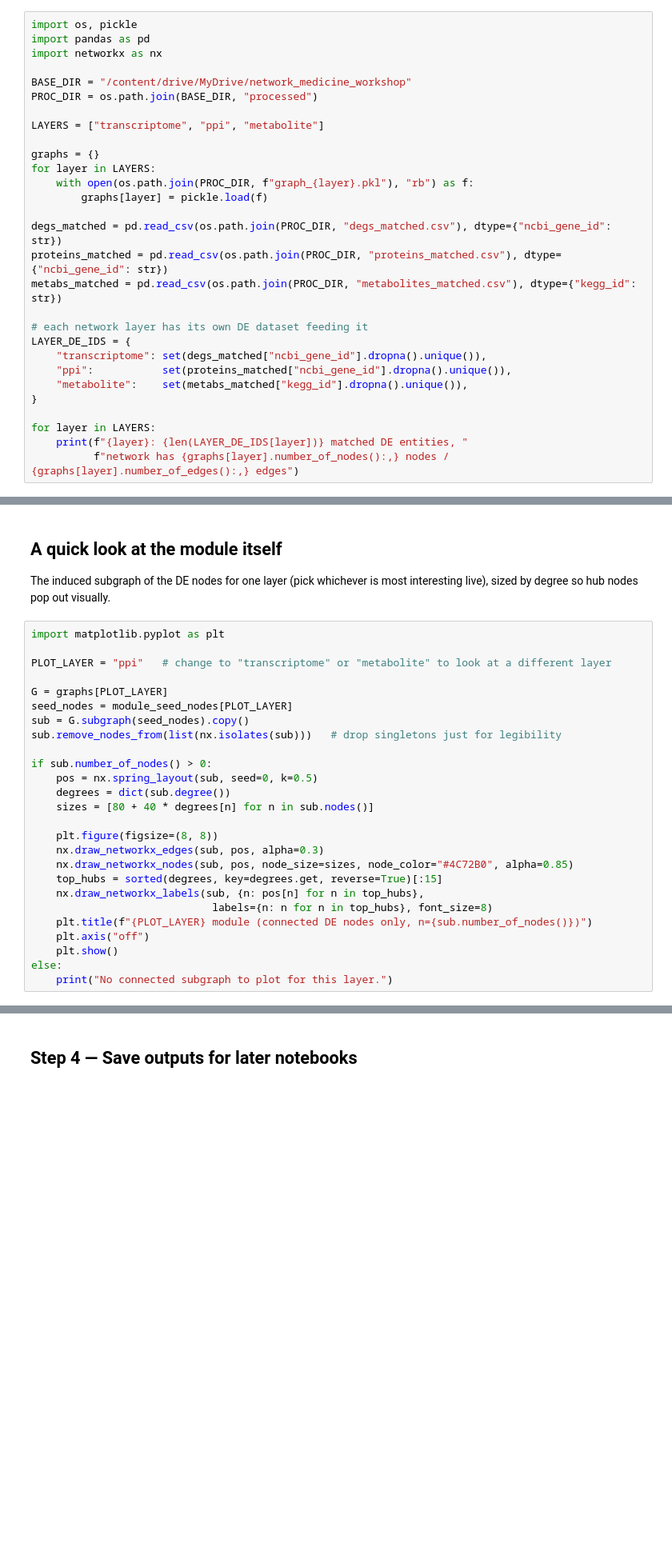
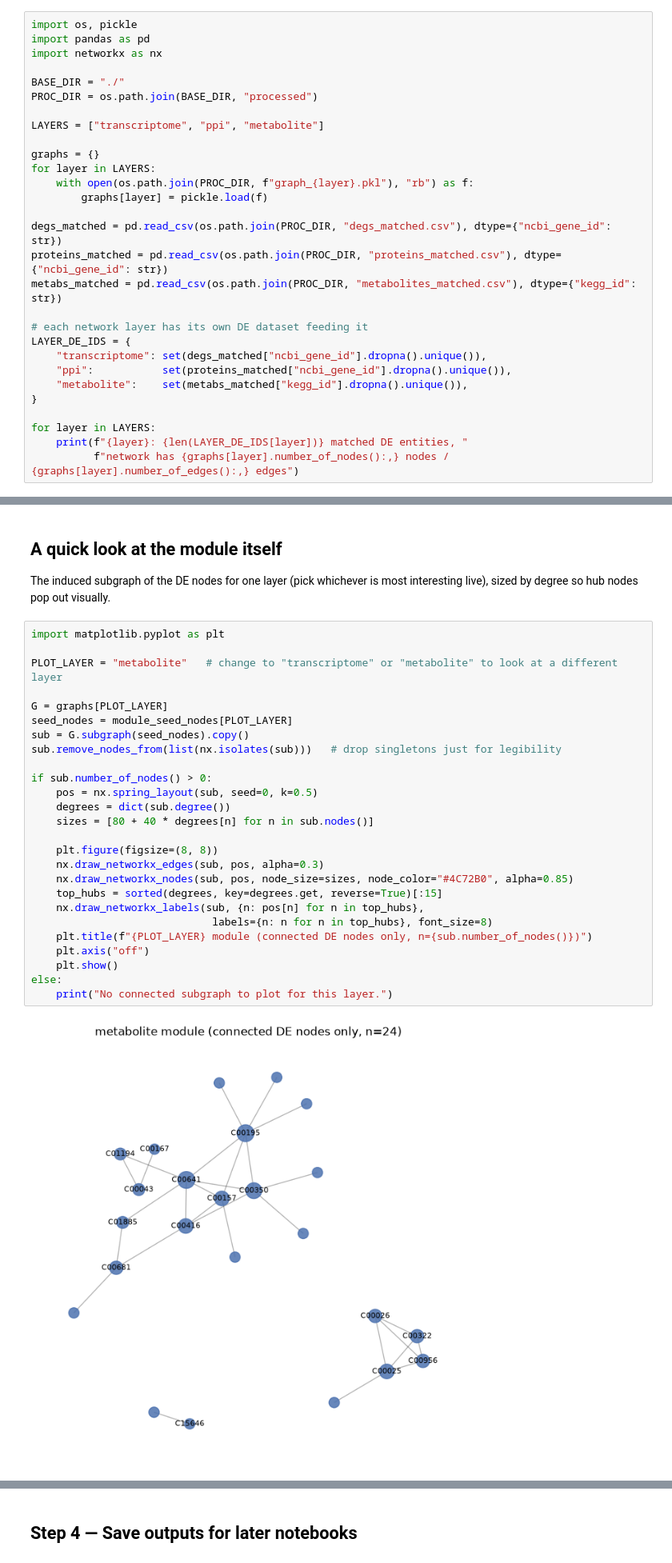
Before and after one commit to marlene-grabner/NetworkMedicine_Workshop, a Jupyter notebook: 02_overlay_enrichment.ipynb, the cells around one changed output, grey strips where cells are left out. Shown at 80% size. Saved outputs shown, nothing was run; the diff lists cells and outputs as text; blank space fills up the shorter version.

```diff
--- a/02_overlay_enrichment.ipynb
+++ b/02_overlay_enrichment.ipynb
@@ -24,7 +29,7 @@ import os, pickle
 import pandas as pd
 import networkx as nx
 
-BASE_DIR = "/content/drive/MyDrive/network_medicine_workshop"
+BASE_DIR = "./"
 PROC_DIR = os.path.join(BASE_DIR, "processed")
 
 LAYERS = ["transcriptome", "ppi", "metabolite"]
@@ -101,29 +118,31 @@ The induced subgraph of the DE nodes for one layer (pick whichever is most inter
 # %%
 import matplotlib.pyplot as plt
 
-PLOT_LAYER = "ppi"   # change to "transcriptome" or "metabolite" to look at a different layer
+PLOT_LAYER = "metabolite"   # change to "transcriptome" or "metabolite" to look at a different layer
 
 G = graphs[PLOT_LAYER]
 seed_nodes = module_seed_nodes[PLOT_LAYER]
 sub = G.subgraph(seed_nodes).copy()
 sub.remove_nodes_from(list(nx.isolates(sub)))   # drop singletons just for legibility
 
 if sub.number_of_nodes() > 0:
     pos = nx.spring_layout(sub, seed=0, k=0.5)
     degrees = dict(sub.degree())
     sizes = [80 + 40 * degrees[n] for n in sub.nodes()]
 
     plt.figure(figsize=(8, 8))
     nx.draw_networkx_edges(sub, pos, alpha=0.3)
     nx.draw_networkx_nodes(sub, pos, node_size=sizes, node_color="#4C72B0", alpha=0.85)
     top_hubs = sorted(degrees, key=degrees.get, reverse=True)[:15]
     nx.draw_networkx_labels(sub, {n: pos[n] for n in top_hubs},
                              labels={n: n for n in top_hubs}, font_size=8)
     plt.title(f"{PLOT_LAYER} module (connected DE nodes only, n={sub.number_of_nodes()})")
     plt.axis("off")
     plt.show()
 else:
     print("No connected subgraph to plot for this layer.")
+# %% [output]
+[figure, added]
 # %% [markdown]
 ## Step 3 — Enrichment: what biology is this?
 
```
Also changed, not shown: parts of 8 cells of this notebook, 3 other files.
